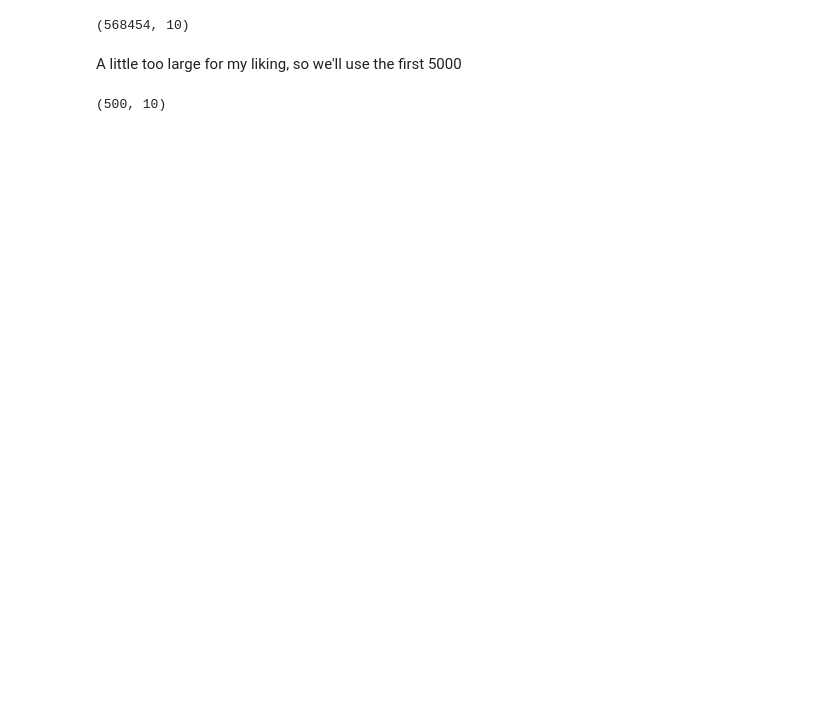
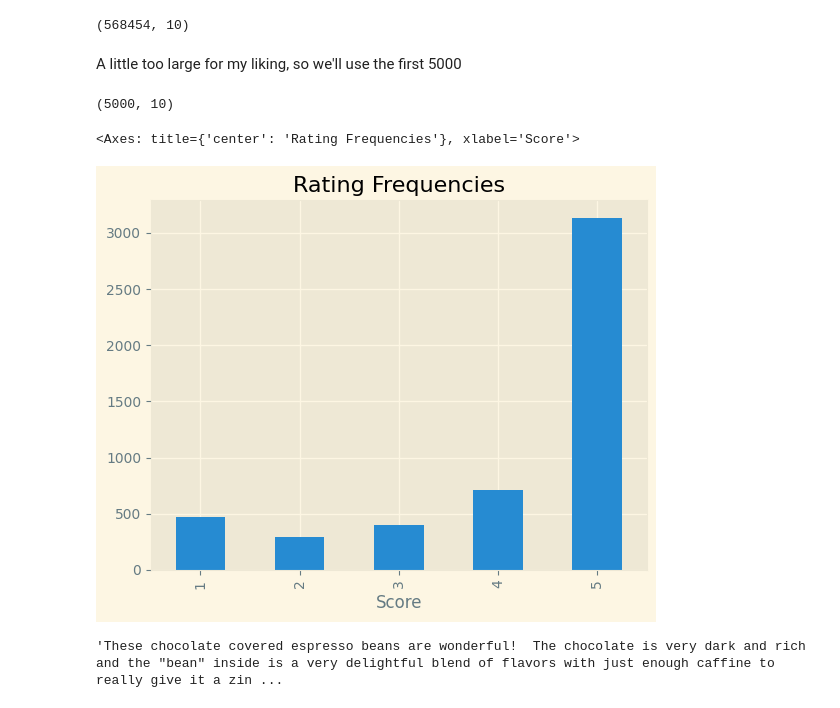
Before and after one commit to thjuels/ML-projs, a Jupyter notebook: sentiment-analysis-int/sentiment-analysis.ipynb, the cells around one changed output. Cells and saved outputs as stored; diff of their text form; code cells hidden in the pictures; blank space fills up the shorter version.

```diff
--- a/sentiment-analysis-int/sentiment-analysis.ipynb
+++ b/sentiment-analysis-int/sentiment-analysis.ipynb
@@ -26,8 +66,20 @@ df.shape
 # %% [markdown]
 A little too large for my liking, so we'll use the first 5000
 # %%
-df = df.head(500)
+df = df.head(5000)
 # %%
 df.shape
 # %% [output]
-(500, 10)
+(5000, 10)
+# %%
+# EDA STEP
+df["Score"].value_counts().sort_index().plot(kind='bar', title='Rating Frequencies')
+# %% [output]
+<Axes: title={'center': 'Rating Frequencies'}, xlabel='Score'>
+[figure, added]
+# %%
+# Messing with NLTK
+ex = df['Text'][350]
+print(ex)
+# %% [output]
+'These chocolate covered espresso beans are wonderful!  The chocolate is very dark and rich and the "bean" inside is a very delightful blend of flavors with just enough caffine to really give it a zin ...
```
Also changed, not shown: parts of 19 cells of this notebook.
